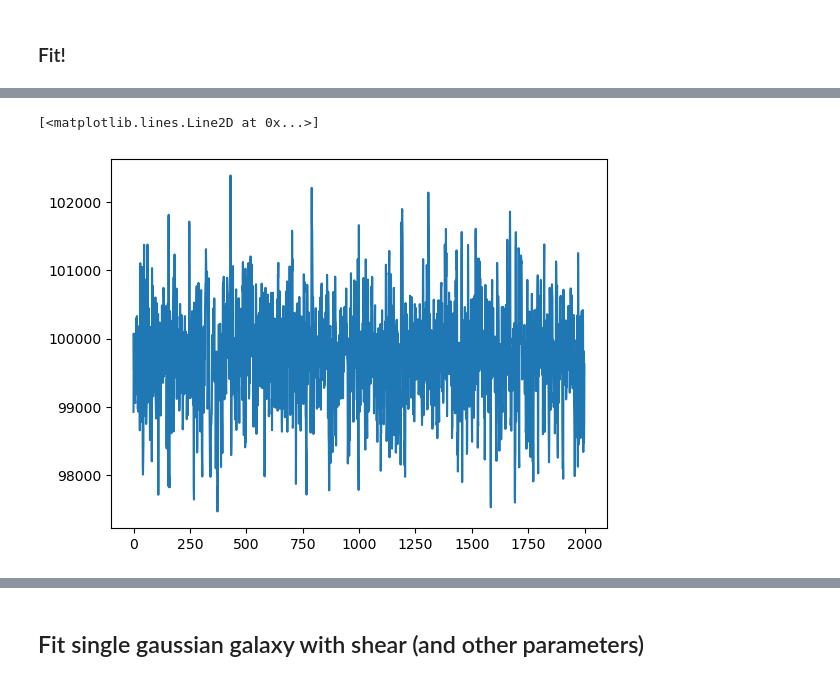
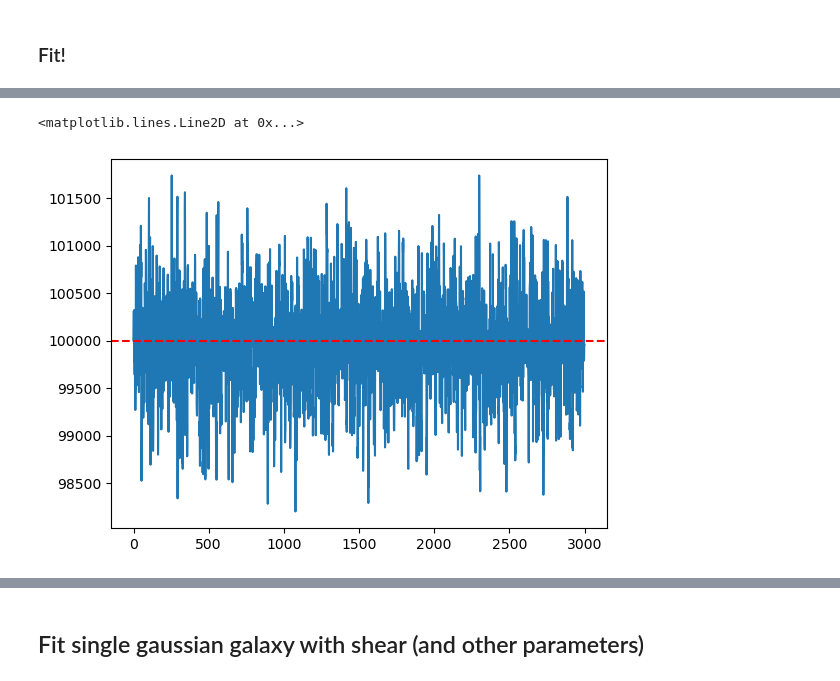
Before and after one commit to LSSTDESC/BPD, a Jupyter notebook: fit-single.ipynb, the cells around one changed output, grey strips where cells are left out. Drawn from its saved outputs; the diff is of its cells as text; code cells hidden in the pictures.

```diff
--- a/fit-single.ipynb
+++ b/fit-single.ipynb
@@ -50,21 +52,19 @@ def _draw_gal():
     psf = _galsim.Gaussian(flux=1., half_light_radius=PSF_HLR)
     gal_conv = _galsim.Convolve([gal, psf])
     gal_conv = gal_conv.drawImage(nx=SLEN,ny=SLEN,scale=PIXEL_SCALE)
-    img = gal_conv.array + BACKGROUND
-    img += np.random.randn(*img.shape) * np.sqrt(img) * NOISE
-    return img
+    im = gal_conv.array
+    im += np.random.randn(*im.shape) * np.sqrt(BACKGROUND) * NOISE
+    return im
 # %%
 GSPARAMS = galsim.GSParams(minimum_fft_size=512, maximum_fft_size=512)
 
 @jax.jit
-@jax.vmap
-def draw_gal(flux):
-    gal = galsim.Gaussian(flux=flux, half_light_radius=HLR)
+def draw_gal(f):
+    gal = galsim.Gaussian(flux=f, half_light_radius=HLR)
     psf = galsim.Gaussian(flux=1., half_light_radius=PSF_HLR)
     gal_conv = galsim.Convolve([gal, psf]).withGSParams(GSPARAMS)
-    gal_conv = gal_conv.drawImage(nx=SLEN,ny=SLEN,scale=PIXEL_SCALE)
-    gal_conv += BACKGROUND
-    return gal_conv.array
+    image = gal_conv.drawImage(nx=SLEN,ny=SLEN,scale=PIXEL_SCALE)
+    return image.array
 # %%
 # check error is very small on true thingies
 f = jnp.array([TRUE_FLUX])
@@ -84,12 +79,13 @@ TRUE_IMAGE.shape
 # %%
 def prob_model(y=None):
-    flux = numpyro.sample('f', dist.Normal(1e5, 3e3))
-    im = draw_gal(jnp.array([flux]))
-    numpyro.sample('obs', dist.Normal(im, jnp.sqrt(im)), obs=y)
+    f = numpyro.sample('f', dist.Normal(1e5, 3e4))
+    im = draw_gal(jnp.array([f]))
+    numpyro.sample('obs', dist.Normal(im, jnp.sqrt(BACKGROUND)), obs=y)
 # %%
+TRUE_IMAGE = _draw_gal()
 nuts_kernel = NUTS(prob_model)
-mcmc = MCMC(nuts_kernel, num_warmup=1000, num_samples=2000)
-rng_key = random.PRNGKey(0)
+mcmc = MCMC(nuts_kernel, num_warmup=1000, num_samples=3000)
+rng_key = random.PRNGKey(5)
 mcmc.run(rng_key, y=TRUE_IMAGE)
 # %%
 mcmc.print_summary()
@@ -100,6 +96,7 @@ mcmc.print_summary()
 Number of divergences: 0
 # %%
 plt.plot(mcmc.get_samples()['f'])
+plt.axhline(TRUE_FLUX,color='r', ls='--')
 # %% [output]
-[<matplotlib.lines.Line2D at 0x...>]
+<matplotlib.lines.Line2D at 0x...>
-[figure, old version]
+[figure, new version]
```
Also changed, not shown: parts of 38 cells of this notebook.
